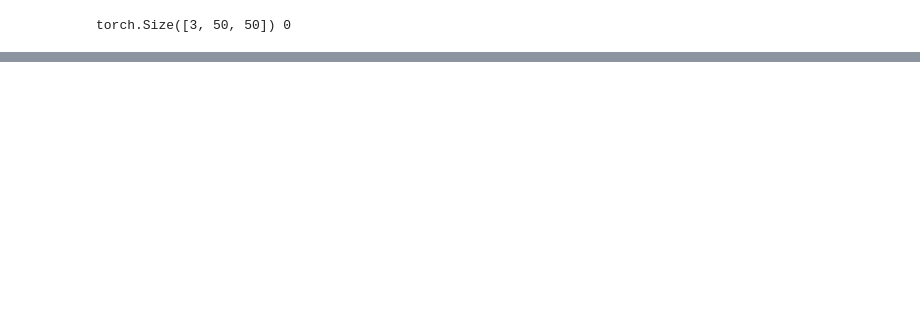
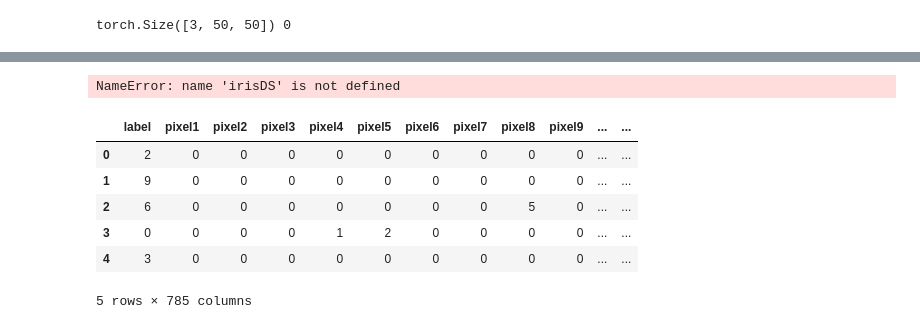
Before and after one commit to matdongsan5/ML, a Jupyter notebook: DL/D0402/ex_cnn_cat_dog.ipynb, the cells around one changed output, grey strips where cells are left out. Cells and saved outputs as stored; diff of their text form; code cells hidden in the pictures; blank space fills up the shorter version.

```diff
--- a/DL/D0402/ex_cnn_cat_dog.ipynb
+++ b/DL/D0402/ex_cnn_cat_dog.ipynb
@@ -134,0 +179,7 @@ torch.Size([3, 50, 50]) 0
+# %%
+X_train, X_test, y_train, y_test = train_test_split(irisDS['data'], irisDS['target'], stratify=irisDS['target'], random_state=42)
+# %% [output]
+NameError: name 'irisDS' is not defined
+# %%
+testDF = pd.read_csv('../_data/fashion/fashion-mnist_test.csv')
+trainDF = pd.read_csv('../_data/fashion/fashion-mnist_train.csv')
@@ -134,0 +188,10 @@ torch.Size([3, 50, 50]) 0
+# %%
+trainDF.head()
+# %% [output]
+|  | label | pixel1 | pixel2 | pixel3 | pixel4 | pixel5 | pixel6 | pixel7 | pixel8 | pixel9 | ... | ... |
+| 0 | 2 | 0 | 0 | 0 | 0 | 0 | 0 | 0 | 0 | 0 | ... | ... |
+| 1 | 9 | 0 | 0 | 0 | 0 | 0 | 0 | 0 | 0 | 0 | ... | ... |
+| 2 | 6 | 0 | 0 | 0 | 0 | 0 | 0 | 0 | 5 | 0 | ... | ... |
+| 3 | 0 | 0 | 0 | 0 | 1 | 2 | 0 | 0 | 0 | 0 | ... | ... |
+| 4 | 3 | 0 | 0 | 0 | 0 | 0 | 0 | 0 | 0 | 0 | ... | ... |
+5 rows × 785 columns
```
Also changed, not shown: parts of 27 cells of this notebook, 2 other files.
